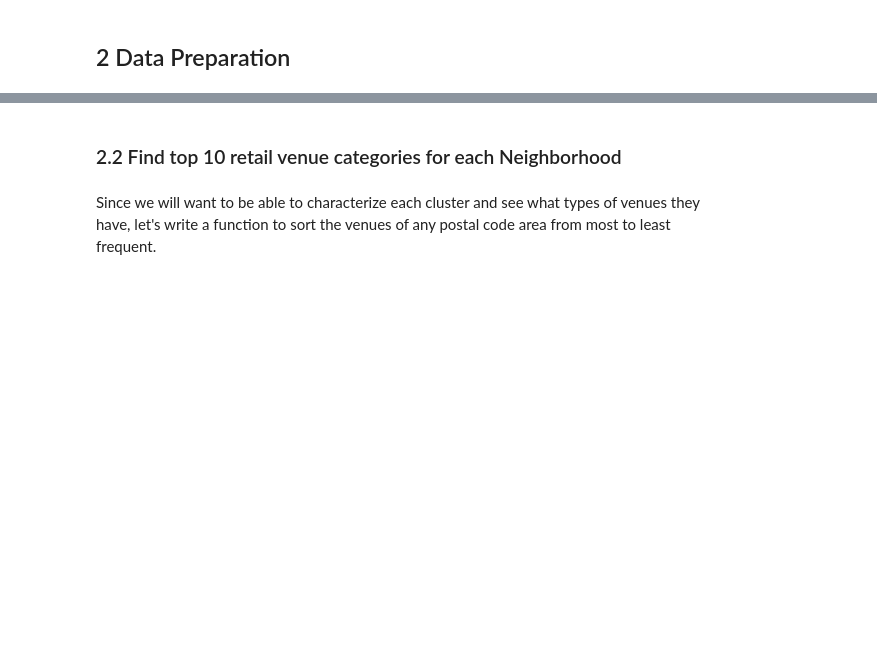
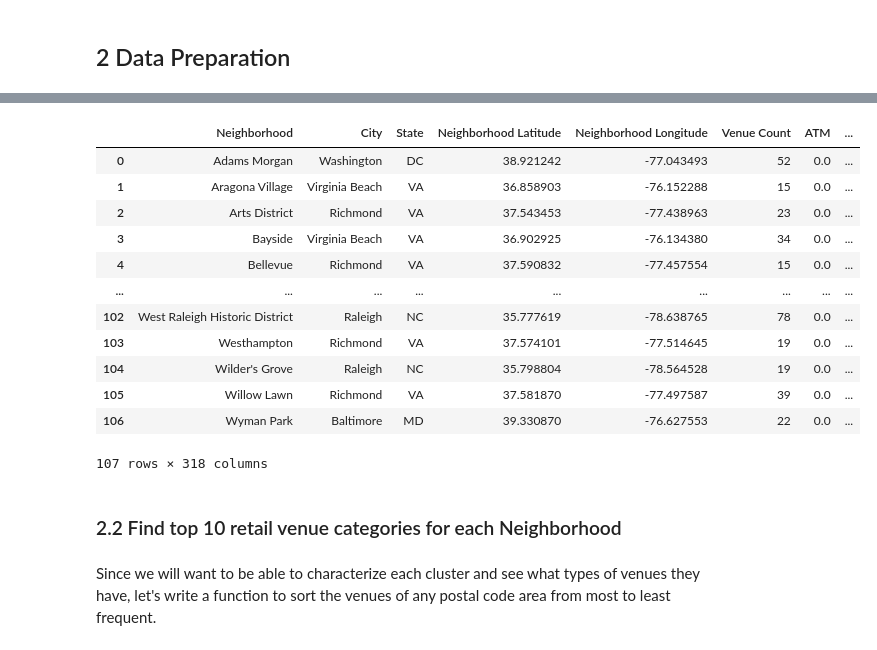
Before and after one commit to mphill82/Coursera_Capstone, a Jupyter notebook: Retail_Inference_notebook.ipynb, the cells around one changed output, grey strips where cells are left out. Cells and saved outputs as stored; diff of their text form; code cells hidden in the pictures; blank space fills up the shorter version.

```diff
--- a/Retail_Inference_notebook.ipynb
+++ b/Retail_Inference_notebook.ipynb
@@ -550,3 +424,22 @@ categories_df
+# %%
+#make dummy columns for categories
+venues_df=pd.get_dummies(venues_df, columns= ['Venue Category'], prefix="", prefix_sep="")
+neigh_df=venues_df.groupby(['Neighborhood','City','State','Neighborhood Latitude','Neighborhood Longitude'],as_index=False).mean().drop(labels=['Venue Latitude','Venue Longitude'],axis=1)
+neigh_df
+# %% [output]
+|  | Neighborhood | City | State | Neighborhood Latitude | Neighborhood Longitude | Venue Count | ATM | ... |
+| 0 | Adams Morgan | Washington | DC | 38.921242 | -77.043493 | 52 | 0.0 | ... |
+| 1 | Aragona Village | Virginia Beach | VA | 36.858903 | -76.152288 | 15 | 0.0 | ... |
+| 2 | Arts District | Richmond | VA | 37.543453 | -77.438963 | 23 | 0.0 | ... |
+| 3 | Bayside | Virginia Beach | VA | 36.902925 | -76.134380 | 34 | 0.0 | ... |
+| 4 | Bellevue | Richmond | VA | 37.590832 | -77.457554 | 15 | 0.0 | ... |
+| ... | ... | ... | ... | ... | ... | ... | ... | ... |
+| 102 | West Raleigh Historic District | Raleigh | NC | 35.777619 | -78.638765 | 78 | 0.0 | ... |
+| 103 | Westhampton | Richmond | VA | 37.574101 | -77.514645 | 19 | 0.0 | ... |
+| 104 | Wilder's Grove | Raleigh | NC | 35.798804 | -78.564528 | 19 | 0.0 | ... |
+| 105 | Willow Lawn | Richmond | VA | 37.581870 | -77.497587 | 39 | 0.0 | ... |
+| 106 | Wyman Park | Baltimore | MD | 39.330870 | -76.627553 | 22 | 0.0 | ... |
+107 rows × 318 columns
 # %% [markdown]
 ### 2.2 Find top 10 retail venue categories for each Neighborhood
 # %% [markdown]
```
Also changed, not shown: parts of 116 cells of this notebook, 14 other files.
